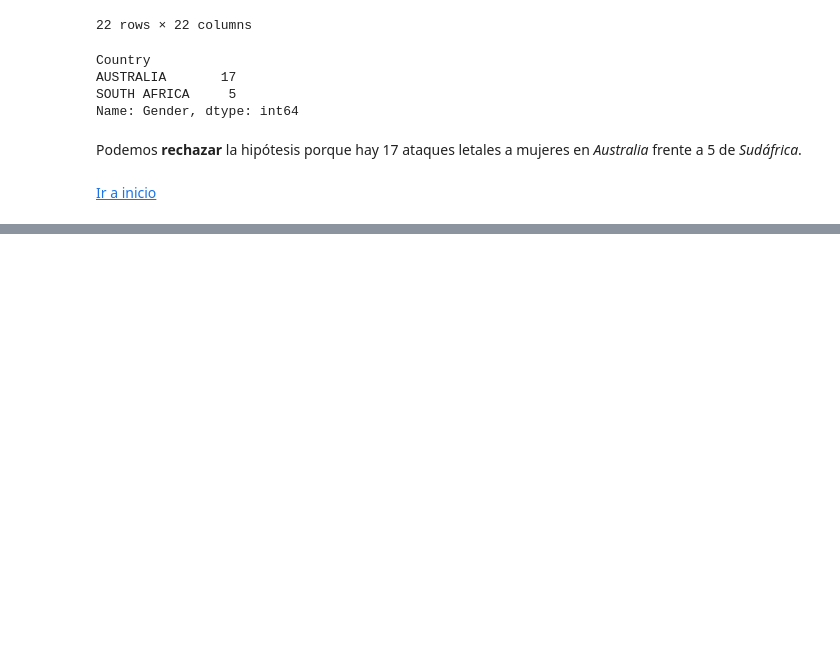
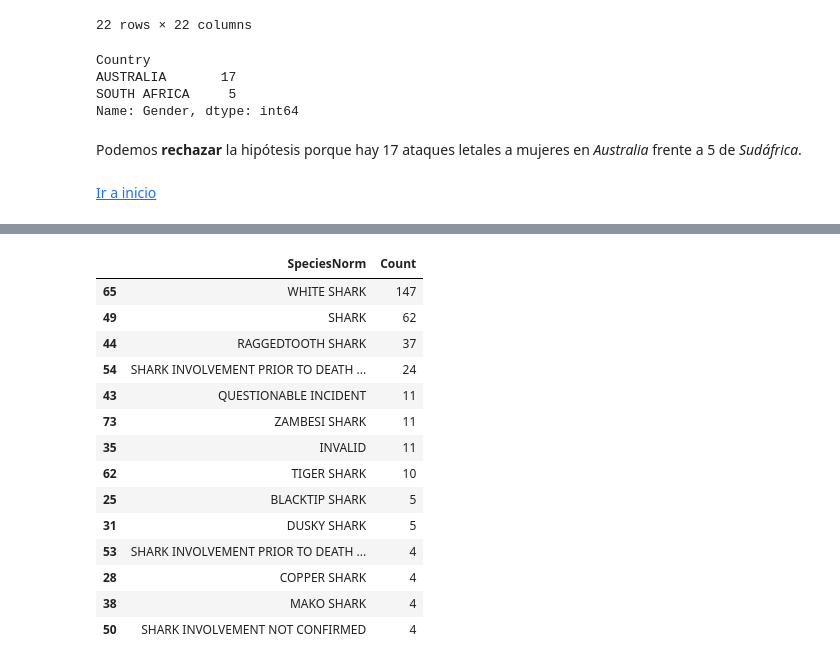
Before and after one commit to LuisARG/Sharks-mini-project, a Jupyter notebook: src/Sharks.ipynb, the cells around one changed output, grey strips where cells are left out. Cells and saved outputs as stored; diff of their text form; code cells hidden in the pictures; blank space fills up the shorter version.

```diff
--- a/src/Sharks.ipynb
+++ b/src/Sharks.ipynb
@@ -1596,0 +1645,40 @@ Podemos **rechazar** la hipótesis porque hay 17 ataques letales a mujeres en *A
+# %%
+def normalizar_specie(specie):
+    specie_norm = specie.upper()
+
+    aux = specie_norm.split(',')
+    if len(aux) == 2:
+        specie_norm = aux[0].strip()
+
+    aux = specie_norm.split(']')
+    if len(aux) == 2:
+        specie_norm = aux[1].strip()
+
+    aux = specie_norm.split(' M ')
+    if len(aux) == 2:
+        specie_norm = aux[1].strip()
+
+    return specie_norm
+
+sudafr_species['SpeciesNorm'] = sudafr_species['Species'].apply(normalizar_specie)
+sudafr_species2 = sudafr_species.groupby(['SpeciesNorm'])['Count'].sum().to_frame()
+sudafr_species2.reset_index(inplace=True)
+sudafr_species2.sort_values(by='Count', ascending=False, inplace=True)
+sudafr_species2 = sudafr_species2[(sudafr_species2['Count'] > 3) & (sudafr_species2['SpeciesNorm'] != '')]
+sudafr_species2
+# %% [output]
+|  | SpeciesNorm | Count |
+| 65 | WHITE SHARK | 147 |
+| 49 | SHARK | 62 |
+| 44 | RAGGEDTOOTH SHARK | 37 |
+| 54 | SHARK INVOLVEMENT PRIOR TO DEATH ... | 24 |
+| 43 | QUESTIONABLE INCIDENT | 11 |
+| 73 | ZAMBESI SHARK | 11 |
+| 35 | INVALID | 11 |
+| 62 | TIGER SHARK | 10 |
+| 25 | BLACKTIP SHARK | 5 |
+| 31 | DUSKY SHARK | 5 |
+| 53 | SHARK INVOLVEMENT PRIOR TO DEATH ... | 4 |
+| 28 | COPPER SHARK | 4 |
+| 38 | MAKO SHARK | 4 |
+| 50 | SHARK INVOLVEMENT NOT CONFIRMED | 4 |
```
Also changed, not shown: parts of 130 cells of this notebook, 3 other files.
